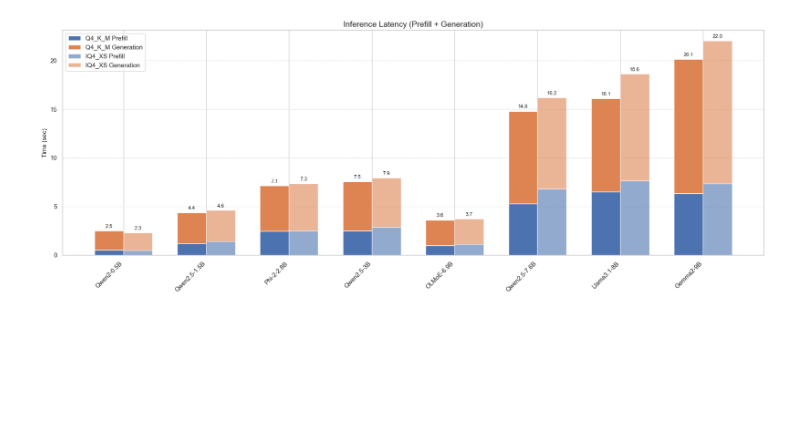
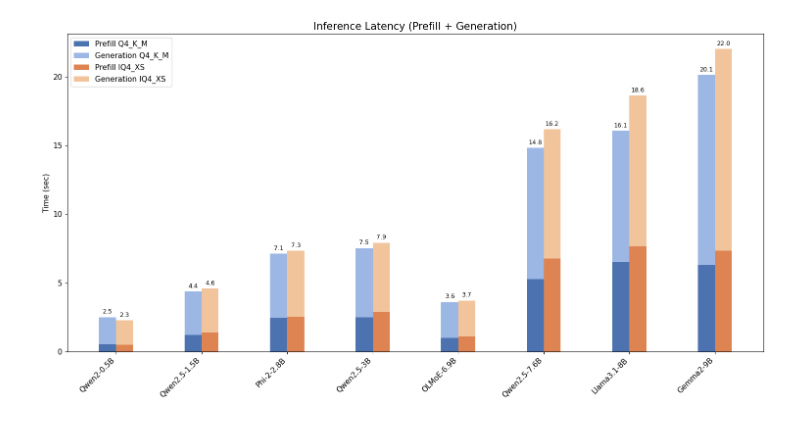
Before and after one commit to ehsaani/LLMs-on-Devices, a Jupyter notebook: experiment_runner/Results/EDA.ipynb, the cells around one changed output. Drawn from its saved outputs; the diff is of its cells as text; code cells hidden in the pictures; blank space fills up the shorter version.

```diff
--- a/experiment_runner/Results/EDA.ipynb
+++ b/experiment_runner/Results/EDA.ipynb
@@ -69,7 +64,7 @@ x = np.arange(n)
 w = 0.2
 
 # ---------------- Plot ----------------
-fig, ax = plt.subplots(figsize=(20, 8))
+fig, ax = plt.subplots(figsize=(15, 8))
 
 # ---- Bars ----
 b1 = ax.bar(
@@ -105,11 +100,10 @@ b4 = ax.bar(
 # ---------------- Formatting ----------------
 ax.set_xticks(x)
 ax.set_xticklabels(df8["model_name"], rotation=45, ha="right", fontsize=11)
-ax.set_ylabel("Speed (tokens/sec)", fontsize=12)
+ax.set_ylabel("Speed (tokens/sec)", fontsize=11)
 ax.set_title("Prefill and Generation Speed by Model and Quantization", fontsize=15)
 
-ax.grid(axis="y", linestyle="--", alpha=0.6)
-ax.legend(fontsize=10, ncol=2)
+ax.legend(fontsize=11, ncol=2)
 
 # ---------------- Bar Value Labels ----------------
 for bars in [b1, b2, b3, b4]:
@@ -219,14 +140,16 @@ import numpy as np
 def label_bars(ax, bars):
     ax.bar_label(bars, fmt="%.1f", padding=3, fontsize=9)
 
+prefill_q4 = "#4C72B0"     # muted blue
+gen_q4     = "#9DB7E5"     # lighter blue
+prefill_iq = "#DD8452"     # warm orange
+gen_iq     = "#F2C49B"     # light orange
+
 # ---- Setup ----
 x = np.arange(len(df8["model_name"]))
-w = 0.35
+w = 0.2
 
-prefill_color = "#4C72B0"
-generation_color = "#DD8452"
-
-fig, ax = plt.subplots(figsize=(18, 7))
+fig, ax = plt.subplots(figsize=(15, 8))
 
 # =======================
 # Q4_K_M (df8)
@@ -235,55 +158,53 @@ b1 = ax.bar(
     x - w/2,
     df8["prefill_latency"],
     w,
-    label="Q4_K_M Prefill",
-    color=prefill_color
+    label="Prefill Q4_K_M",
+    color=prefill_q4
 )
 
 b2 = ax.bar(
     x - w/2,
     df8["generation_latency"],
     w,
+    label="Generation Q4_K_M",
     bottom=df8["prefill_latency"],
-    label="Q4_K_M Generation",
-    color=generation_color
+    color=gen_q4,
 )
 
 # =======================
 # IQ4_XS (df16)
 # =======================
 b3 = ax.bar(
     x + w/2,
     df16["prefill_latency"],
     w,
-    label="IQ4_XS Prefill",
-    color=prefill_color,
-    alpha=0.6
+    label="Prefill IQ4_XS",
+    color=prefill_iq,
 )
 
 b4 = ax.bar(
     x + w/2,
     df16["generation_latency"],
     w,
+    label="Generation IQ4_XS",
     bottom=df16["prefill_latency"],
-    label="IQ4_XS Generation",
-    color=generation_color,
-    alpha=0.6
+    color=gen_iq,
 )
 
 # ---- Formatting ----
 ax.set_xticks(x)
 ax.set_xticklabels(df8["model_name"], rotation=45, ha="right", fontsize=11)
 ax.set_ylabel("Time (sec)", fontsize=11)
-ax.set_title("Inference Latency (Prefill + Generation)", fontsize=14)
+ax.set_title("Inference Latency (Prefill + Generation)", fontsize=15)
 ax.tick_params(axis="y", labelsize=11)
-ax.grid(axis="y", linestyle="--", alpha=0.6)
 ax.legend(fontsize=11)
 
 # ---- Optional: label only the top (total inference latency) ----
 label_bars(ax, b2)
 label_bars(ax, b4)
 
+
 plt.tight_layout()
 plt.show()
 # %% [output]
-[figure, old version]
+[figure, new version]
```
Also changed, not shown: parts of 14 cells of this notebook.
